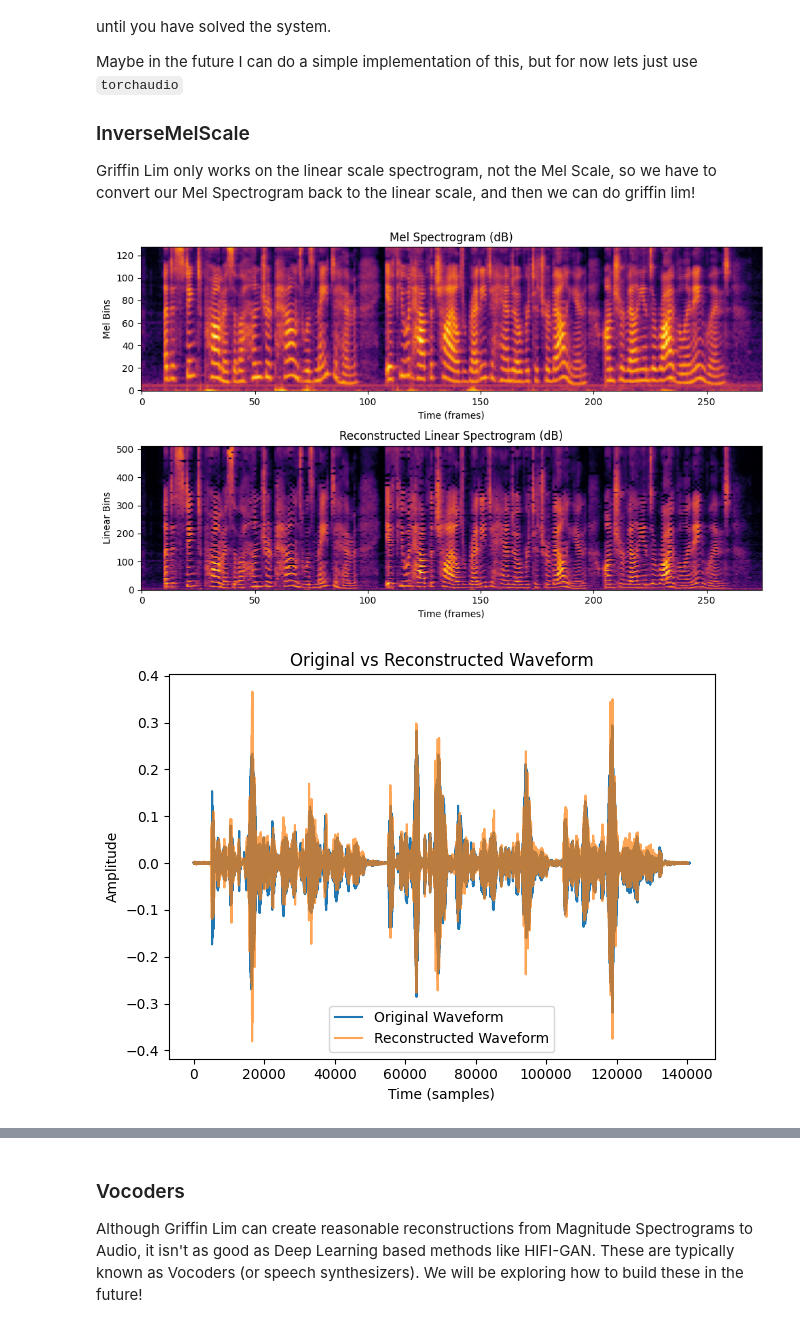
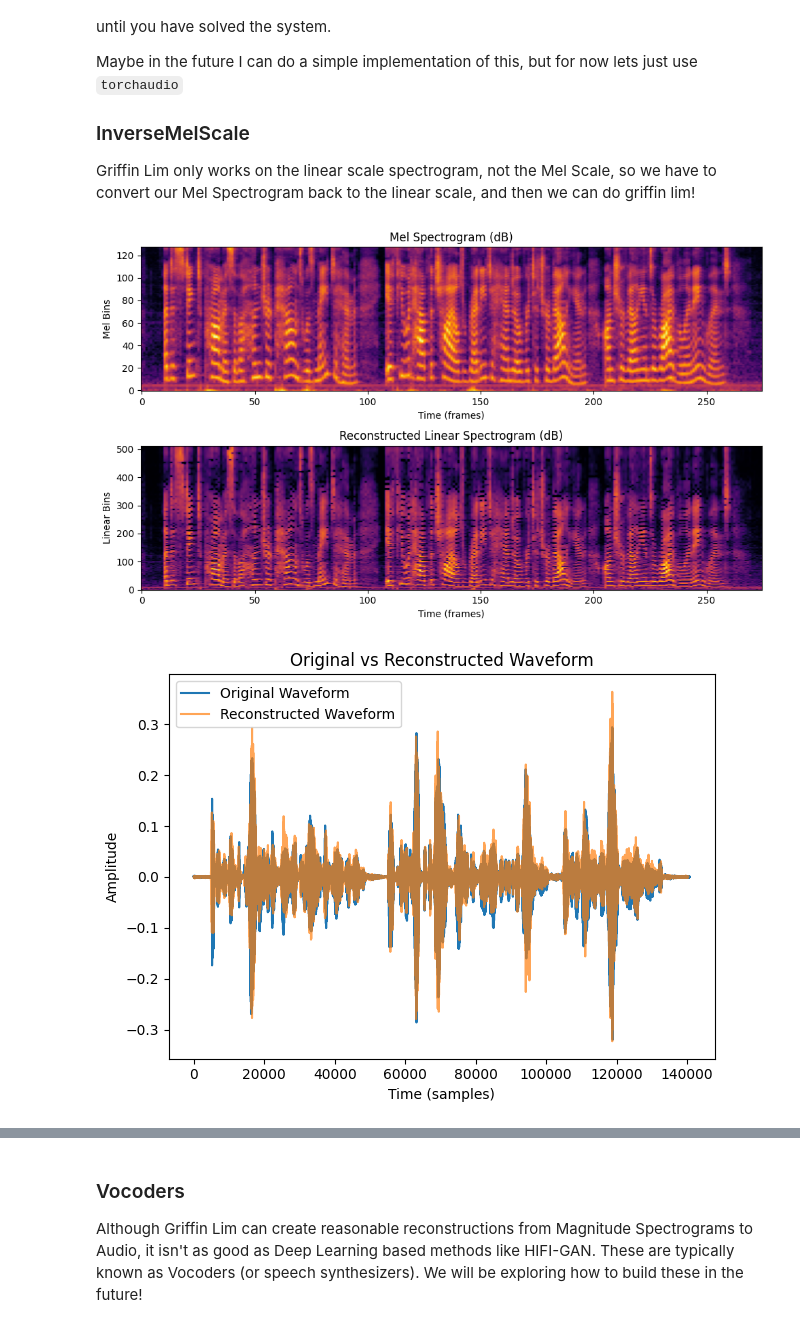
Before and after one commit to manashchak/mcb_PyTorch-Adventures, a Jupyter notebook: PyTorch for Audio/Intro to Audio Processing/intro_to_audio_processing.ipynb, the cells around one changed output, grey strips where cells are left out. Cells and saved outputs as stored; diff of their text form; code cells hidden in the pictures.

```diff
--- a/PyTorch for Audio/Intro to Audio Processing/intro_to_audio_processing.ipynb
+++ b/PyTorch for Audio/Intro to Audio Processing/intro_to_audio_processing.ipynb
@@ -491,45 +495,47 @@ mel_spectrogram = transform(waveform)
 
 ### Convert Mel to Linear ###
 inverse_melscale_transform = T.InverseMelScale(n_stft=1024 // 2 + 1,
-                                               n_mels=mel_spectrogram.shape[1],
-                                               sample_rate=sample_rate)
+                                               n_mels=128,
+                                               sample_rate=sample_rate,
+                                               mel_scale="slaney")
 spectrogram = inverse_melscale_transform(mel_spectrogram)
 
 # Apply Griffin-Lim algorithm to reconstruct the waveform from the magnitude spectrogram
 griffin_lim_transform = T.GriffinLim(n_fft=1024, hop_length=512, n_iter=100)
-magnitude_spectrogram = spectrogram.abs()  # Get the magnitude of the spectrogram
-reconstructed_waveform = griffin_lim_transform(magnitude_spectrogram)
+reconstructed_waveform = griffin_lim_transform(spectrogram)
 
 # Plot the Mel spectrogram and the reconstructed regular spectrogram
 plt.figure(figsize=(10, 6))
 
 # Plot Mel Spectrogram (in dB)
 plt.subplot(2, 1, 1)
 plt.imshow(torch.log(mel_spectrogram[0] + 1e-6).numpy(), aspect='auto', origin='lower', cmap='inferno')
 plt.title('Mel Spectrogram (dB)')
 plt.xlabel('Time (frames)')
 plt.ylabel('Mel Bins')
 
 # Plot the reconstructed Linear Spectrogram (in dB)
 plt.subplot(2, 1, 2)
 plt.imshow(torch.log(spectrogram[0] + 1e-6).numpy(), aspect='auto', origin='lower', cmap='inferno')
 plt.title('Reconstructed Linear Spectrogram (dB)')
 plt.xlabel('Time (frames)')
 plt.ylabel('Linear Bins')
 
 plt.tight_layout()
 plt.show()
 
 # Plot the Original and Reconstructed Waveforms
 plt.plot(waveform.t().numpy(), label='Original Waveform')
 plt.plot(reconstructed_waveform.t().numpy(), label='Reconstructed Waveform', alpha=0.7)
 plt.title('Original vs Reconstructed Waveform')
 plt.xlabel('Time (samples)')
 plt.ylabel('Amplitude')
 plt.legend()
 
 plt.tight_layout()
 plt.show()
+
+IPython.display.Audio(reconstructed_waveform, rate=16000)
 # %% [output]
-[figure, old version]
+[figure, new version]
-[figure, old version]
+[figure, new version]
```
Also changed, not shown: parts of 2 cells of this notebook.
